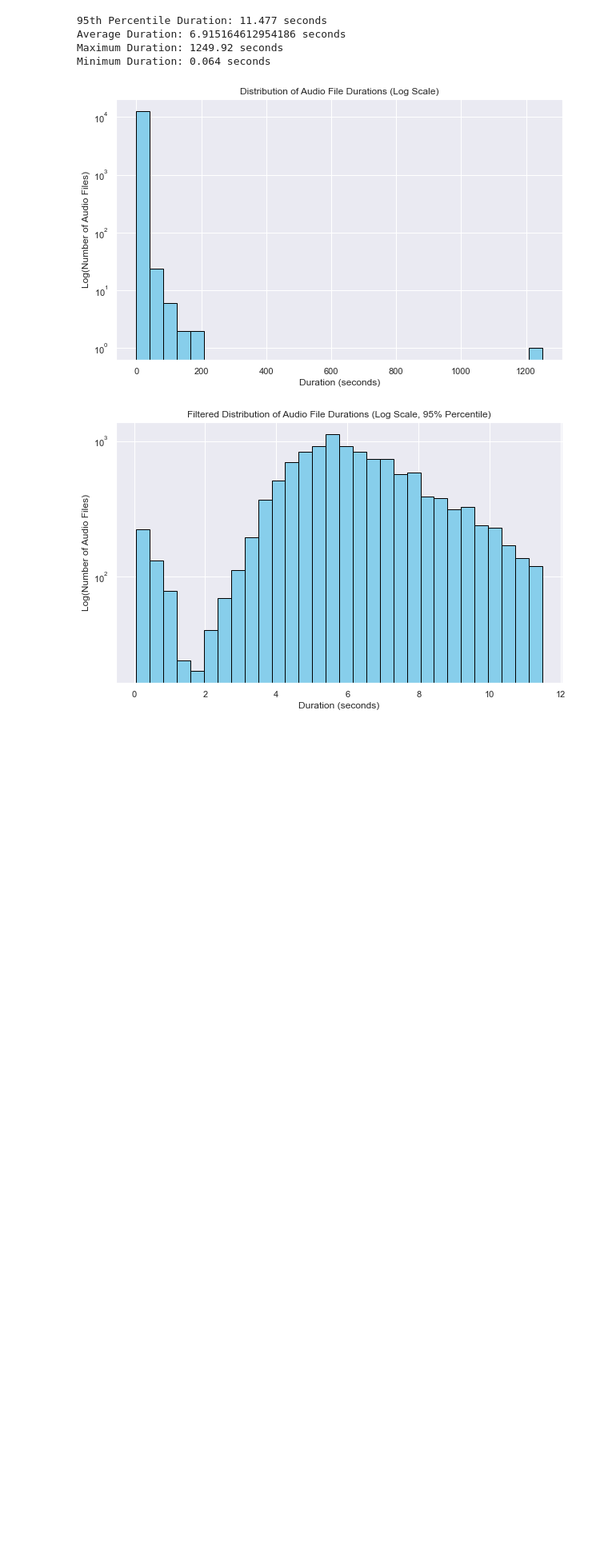
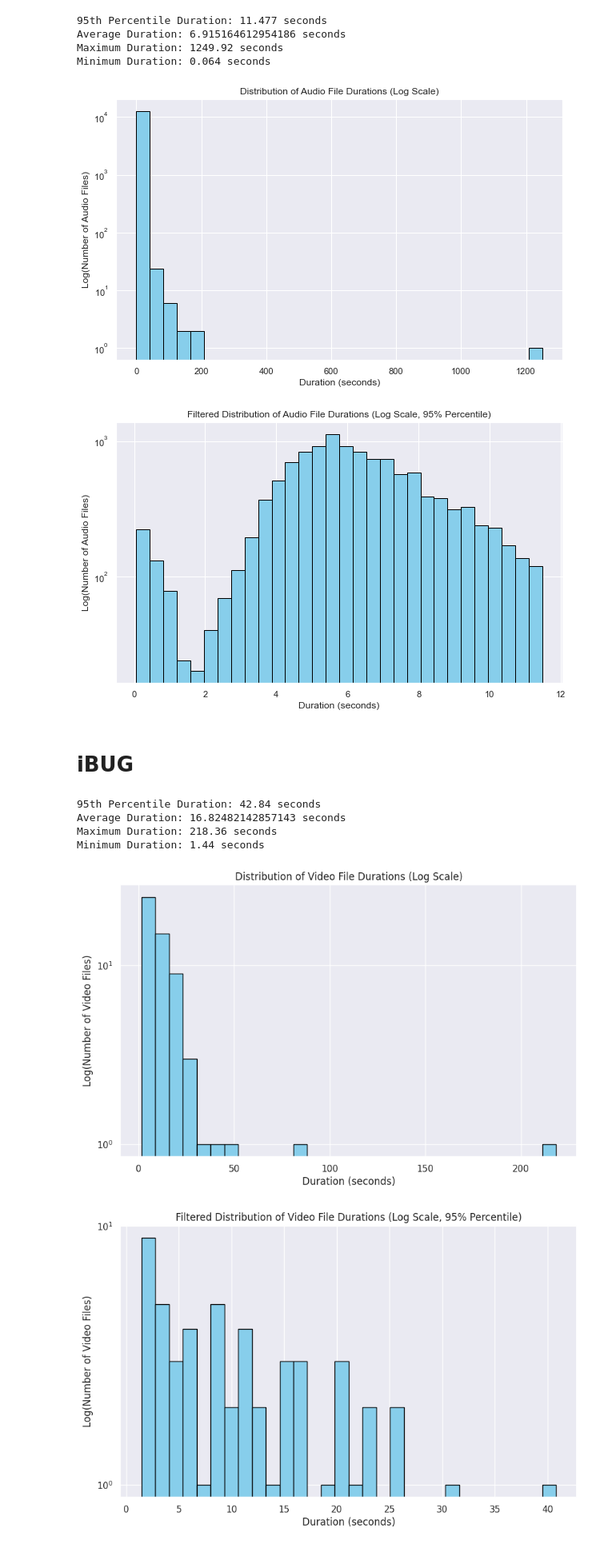
Before and after one commit to Skyy93/CVPR2024_abaw, a Jupyter notebook: eda.ipynb, the cells around one changed output. Shown: that part at 80% size. Drawn from its saved outputs; the diff is of its cells as text; code cells hidden in the pictures; blank space fills up the shorter version.

```diff
--- a/eda.ipynb
+++ b/eda.ipynb
@@ -3,6 +3,7 @@ import pandas as pd
 import numpy as np
 import matplotlib.pyplot as plt
 import seaborn as sns
+sns.set_theme()
 import os
 from pydub import AudioSegment
 from tqdm import tqdm
@@ -220,3 +223,80 @@ Maximum Duration: 1249.92 seconds
 Minimum Duration: 0.064 seconds
 [figure]
 [figure]
+# %% [markdown]
+# iBUG
+# %%
+import os
+from moviepy.editor import VideoFileClip
+
+# Set the path to your folder containing the video files
+folder_path = 'data/videos/'  # Update this to the actual path
+
+# List to store the duration of each video
+durations = []
+
+# Loop through all the files in the folder
+for file in tqdm(os.listdir(folder_path)):
+    if file.endswith(('.mp4', '.avi', '.mov', '.mkv')):  # Add or remove file extensions as needed
+        try:
+            # Load the video file
+            video_path = os.path.join(folder_path, file)
+            video = VideoFileClip(video_path)
+
+            # Append the duration of the video to the list
+            durations.append(video.duration)
+
+            # Close the video file to free up resources
+            video.close()
+        except Exception as e:
+            print(f"Error processing {file}: {e}")
+
+# Calculate average, max, and min durations
+if durations:
+    percentile_95 = np.percentile(durations, 95)
+    average_duration = np.mean(durations)
+    max_duration = np.max(durations)
+    min_duration = np.min(durations)
+
+    print(f"95th Percentile Duration: {percentile_95} seconds")
+    print(f"Average Duration: {average_duration} seconds")
+    print(f"Maximum Duration: {max_duration} seconds")
+    print(f"Minimum Duration: {min_duration} seconds")
+else:
+    print("No video files found or all files failed to process.")
+
+if durations:
+    # Plotting the durations with a log scale on the y-axis
+    plt.figure(figsize=(10, 6))
+    plt.hist(durations, bins=30, color='skyblue', edgecolor='black', log=True)
+    plt.title('Distribution of Video File Durations (Log Scale)')
+    plt.xlabel('Duration (seconds)')
+    plt.ylabel('Log(Number of Video Files)')
+    plt.show()
+else:
+    print("No durations available for plotting.")
+
+# Check if durations list is not empty
+if durations:
+    # Calculate the 95th percentile to use as a threshold for filtering out outliers
+    percentile_95 = np.percentile(durations, 95)
+
+    # Filter durations to remove outliers beyond the 95th percentile
+    filtered_durations = [duration for duration in durations if duration <= percentile_95]
+
+    # Replotting the filtered durations
+    plt.figure(figsize=(10, 6))
+    plt.hist(filtered_durations, bins=30, color='skyblue', edgecolor='black', log=True)
+    plt.title('Filtered Distribution of Video File Durations (Log Scale, 95% Percentile)')
+    plt.xlabel('Duration (seconds)')
+    plt.ylabel('Log(Number of Video Files)')
+    plt.show()
+else:
+    print("No durations available for plotting.")
+# %% [output]
+95th Percentile Duration: 42.84 seconds
+Average Duration: 16.82482142857143 seconds
+Maximum Duration: 218.36 seconds
+Minimum Duration: 1.44 seconds
+[figure, added]
+[figure, added]
```
Also changed, not shown: parts of 2 cells of this notebook.
